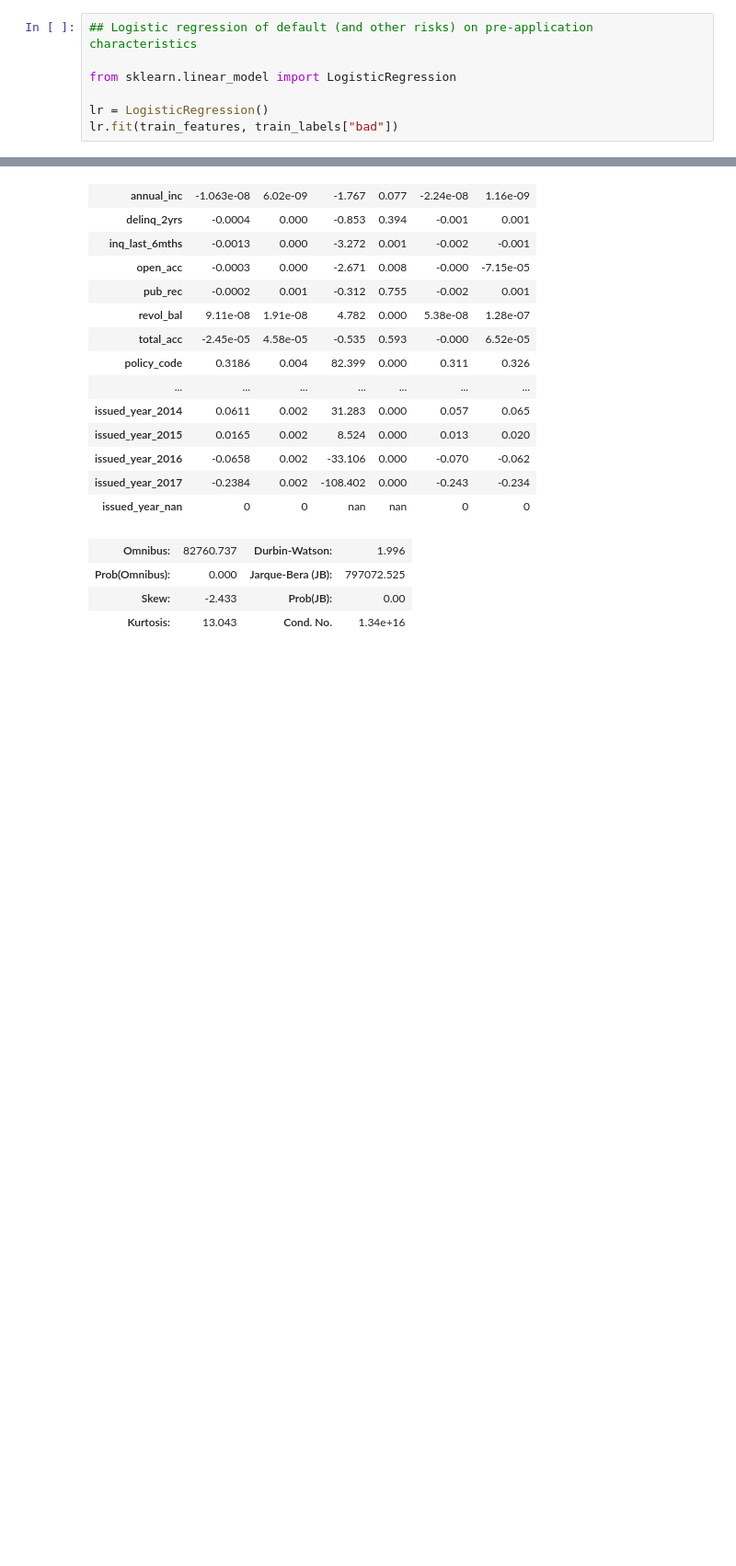
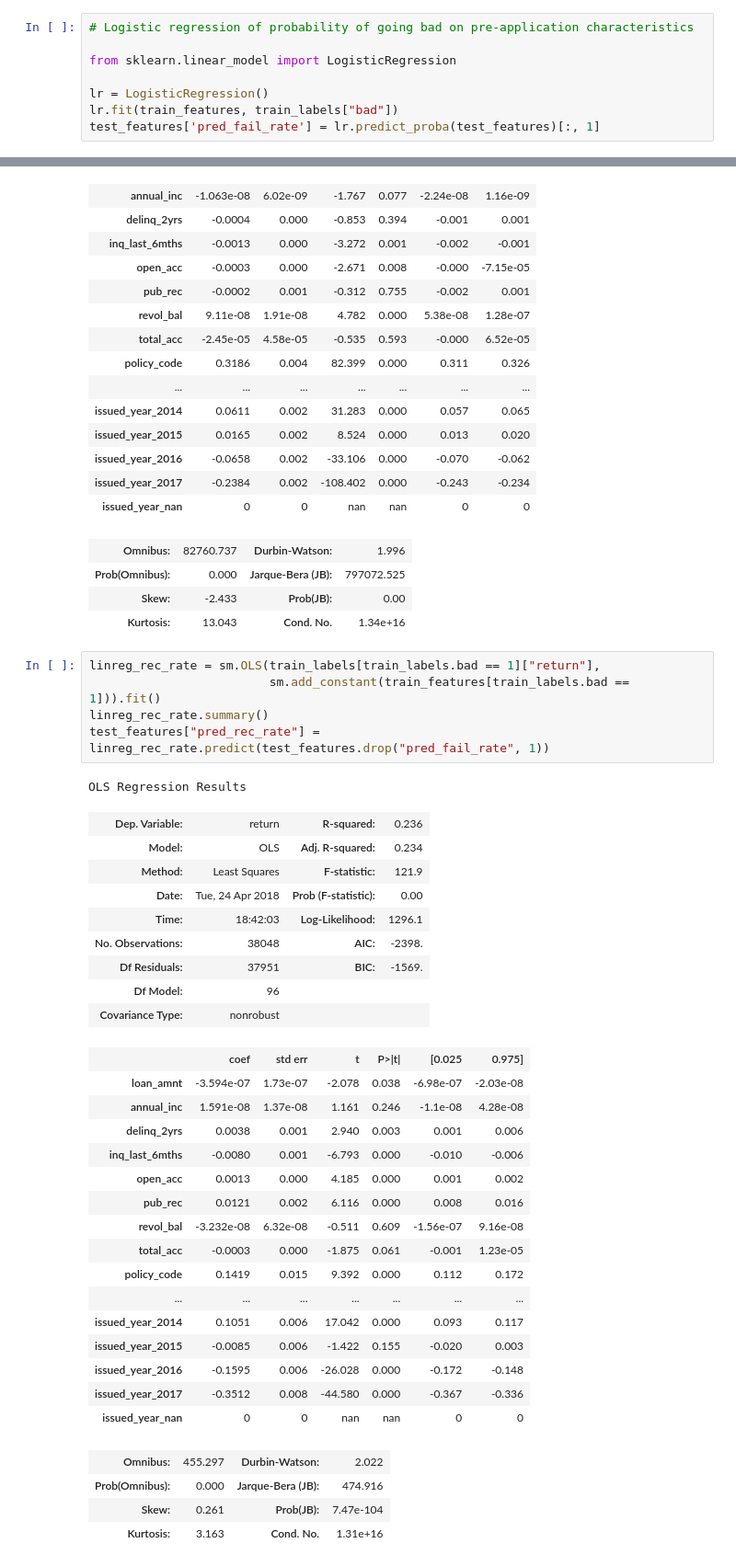
Before and after one commit to arielgoldszmidt/lenders, a Jupyter notebook: project.ipynb, the cells around one changed output, grey strips where cells are left out. Shown at 92% size. Cells and saved outputs as stored; diff of their text form; blank space fills up the shorter version.

Commit message:
Finish predicting expectation and variance of returns

```diff
--- a/project.ipynb
+++ b/project.ipynb
@@ -116,12 +116,13 @@ train_features, test_features, train_labels, test_labels = train_test_split(feat
 # %% [markdown]
 ## Logistic Regression
 # %%
-## Logistic regression of default (and other risks) on pre-application characteristics
+# Logistic regression of probability of going bad on pre-application characteristics
 
 from sklearn.linear_model import LogisticRegression
 
 lr = LogisticRegression()
 lr.fit(train_features, train_labels["bad"])
+test_features['pred_fail_rate'] = lr.predict_proba(test_features)[:, 1]
 # %% [output]
 LogisticRegression(C=1.0, class_weight=None, dual=False, fit_intercept=True,
           intercept_scaling=1, max_iter=100, multi_class='ovr', n_jobs=1,
@@ -242,3 +241,39 @@ OLS Regression Results
 | Prob(Omnibus): | 0.000 | Jarque-Bera (JB): | 797072.525 |
 | Skew: | -2.433 | Prob(JB): | 0.00 |
 | Kurtosis: | 13.043 | Cond. No. | 1.34e+16 |
+# %%
+linreg_rec_rate = sm.OLS(train_labels[train_labels.bad == 1]["return"],
+                         sm.add_constant(train_features[train_labels.bad == 1])).fit()
+linreg_rec_rate.summary()
+test_features["pred_rec_rate"] = linreg_rec_rate.predict(test_features.drop("pred_fail_rate", 1))
+# %% [output]
+OLS Regression Results
+| Dep. Variable: | return | R-squared: | 0.236 |
+| Model: | OLS | Adj. R-squared: | 0.234 |
+| Method: | Least Squares | F-statistic: | 121.9 |
+| Date: | Tue, 24 Apr 2018 | Prob (F-statistic): | 0.00 |
+| Time: | 18:42:03 | Log-Likelihood: | 1296.1 |
+| No. Observations: | 38048 | AIC: | -2398. |
+| Df Residuals: | 37951 | BIC: | -1569. |
+| Df Model: | 96 |  |  |
+| Covariance Type: | nonrobust |  |  |
+|  | coef | std err | t | P>|t| | [0.025 | 0.975] |
+| loan_amnt | -3.594e-07 | 1.73e-07 | -2.078 | 0.038 | -6.98e-07 | -2.03e-08 |
+| annual_inc | 1.591e-08 | 1.37e-08 | 1.161 | 0.246 | -1.1e-08 | 4.28e-08 |
+| delinq_2yrs | 0.0038 | 0.001 | 2.940 | 0.003 | 0.001 | 0.006 |
+| inq_last_6mths | -0.0080 | 0.001 | -6.793 | 0.000 | -0.010 | -0.006 |
+| open_acc | 0.0013 | 0.000 | 4.185 | 0.000 | 0.001 | 0.002 |
+| pub_rec | 0.0121 | 0.002 | 6.116 | 0.000 | 0.008 | 0.016 |
+| revol_bal | -3.232e-08 | 6.32e-08 | -0.511 | 0.609 | -1.56e-07 | 9.16e-08 |
+| total_acc | -0.0003 | 0.000 | -1.875 | 0.061 | -0.001 | 1.23e-05 |
+| policy_code | 0.1419 | 0.015 | 9.392 | 0.000 | 0.112 | 0.172 |
+| ... | ... | ... | ... | ... | ... | ... |
+| issued_year_2014 | 0.1051 | 0.006 | 17.042 | 0.000 | 0.093 | 0.117 |
+| issued_year_2015 | -0.0085 | 0.006 | -1.422 | 0.155 | -0.020 | 0.003 |
+| issued_year_2016 | -0.1595 | 0.006 | -26.028 | 0.000 | -0.172 | -0.148 |
+| issued_year_2017 | -0.3512 | 0.008 | -44.580 | 0.000 | -0.367 | -0.336 |
+| issued_year_nan | 0 | 0 | nan | nan | 0 | 0 |
+| Omnibus: | 455.297 | Durbin-Watson: | 2.022 |
+| Prob(Omnibus): | 0.000 | Jarque-Bera (JB): | 474.916 |
+| Skew: | 0.261 | Prob(JB): | 7.47e-104 |
+| Kurtosis: | 3.163 | Cond. No. | 1.31e+16 |
```
Also changed, not shown: parts of 8 cells of this notebook.
